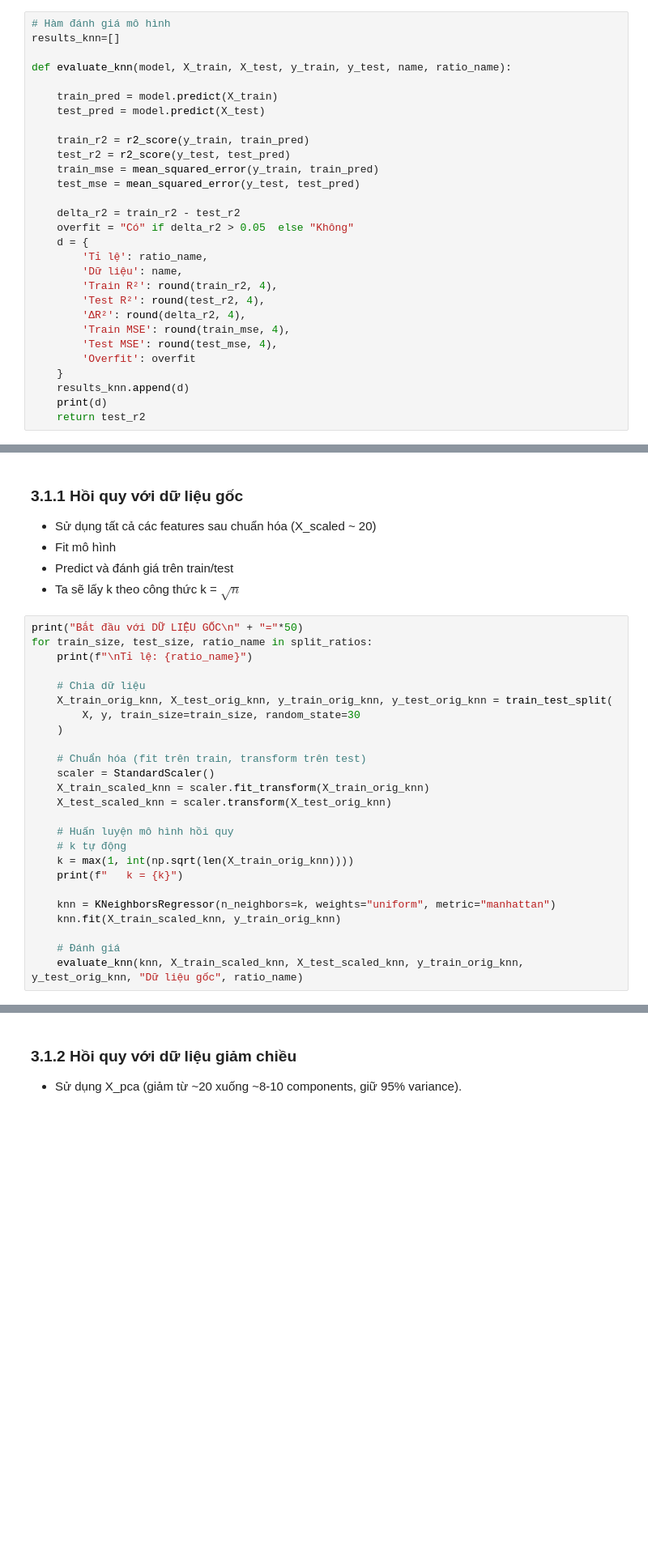
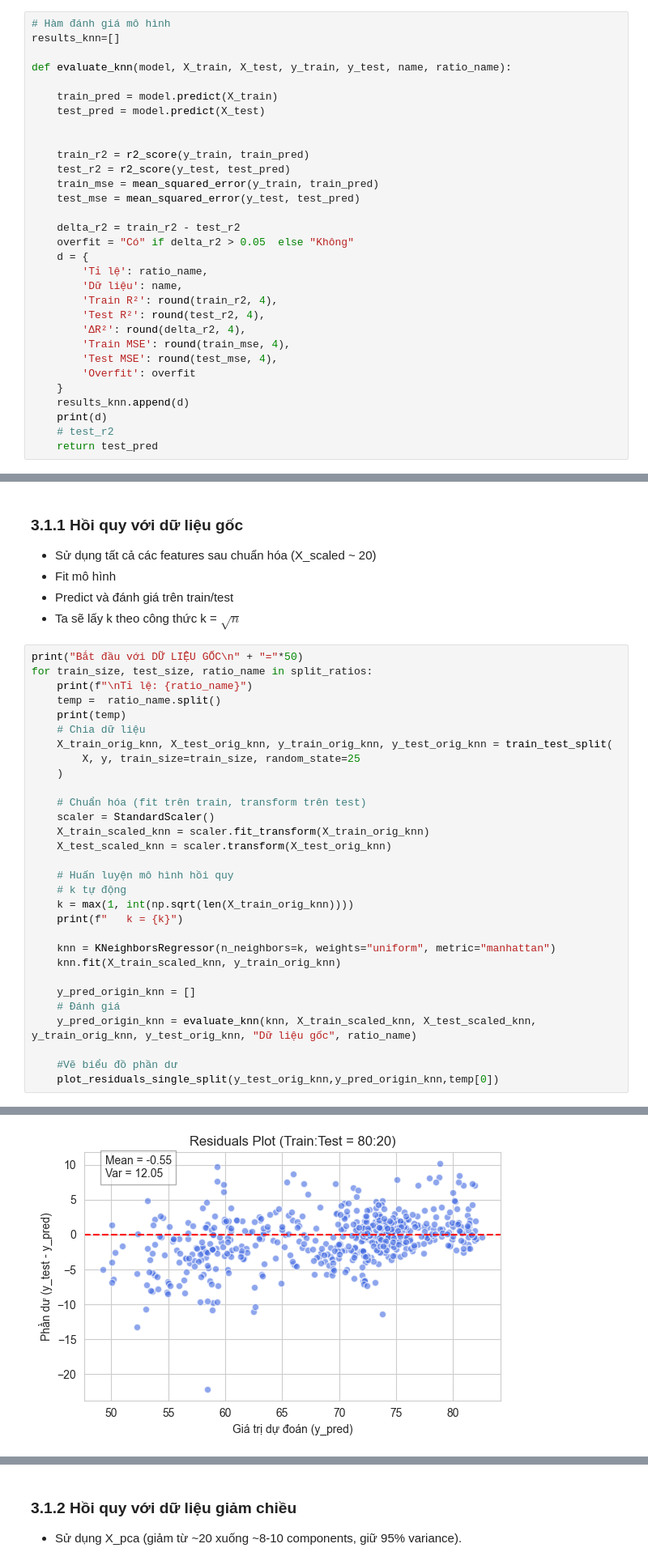
Before and after one commit to ducqwang/life-expectancy-prediction, a Jupyter notebook: src/source.ipynb, the cells around one changed output, grey strips where cells are left out. Shown at 81% size. Saved outputs shown, nothing was run; the diff lists cells and outputs as text; blank space fills up the shorter version.

Commit message:
add residual

```diff
--- a/src/source.ipynb
+++ b/src/source.ipynb
@@ -805,6 +822,7 @@ def evaluate_knn(model, X_train, X_test, y_train, y_test, name, ratio_name):
 
     train_pred = model.predict(X_train)
     test_pred = model.predict(X_test)
+
 
     train_r2 = r2_score(y_train, train_pred)
     test_r2 = r2_score(y_test, test_pred)
@@ -825,7 +843,8 @@ def evaluate_knn(model, X_train, X_test, y_train, y_test, name, ratio_name):
     }
     results_knn.append(d)
     print(d)
-    return test_r2
+    # test_r2
+    return test_pred
 # %%
 # Danh sách tỉ lệ chia
 split_ratios = [
@@ -843,10 +935,11 @@ split_ratios = [
 print("Bắt đầu với DỮ LIỆU GỐC\n" + "="*50)
 for train_size, test_size, ratio_name in split_ratios:
     print(f"\nTỉ lệ: {ratio_name}")
-
+    temp =  ratio_name.split()
+    print(temp)
     # Chia dữ liệu
     X_train_orig_knn, X_test_orig_knn, y_train_orig_knn, y_test_orig_knn = train_test_split(
-        X, y, train_size=train_size, random_state=30
+        X, y, train_size=train_size, random_state=25
     )
 
     # Chuẩn hóa (fit trên train, transform trên test)
@@ -862,8 +955,12 @@ for train_size, test_size, ratio_name in split_ratios:
     knn = KNeighborsRegressor(n_neighbors=k, weights="uniform", metric="manhattan")
     knn.fit(X_train_scaled_knn, y_train_orig_knn)
 
+    y_pred_origin_knn = []
     # Đánh giá
-    evaluate_knn(knn, X_train_scaled_knn, X_test_scaled_knn, y_train_orig_knn, y_test_orig_knn, "Dữ liệu gốc", ratio_name)
+    y_pred_origin_knn = evaluate_knn(knn, X_train_scaled_knn, X_test_scaled_knn, y_train_orig_knn, y_test_orig_knn, "Dữ liệu gốc", ratio_name)
+
+    #Vẽ biểu đồ phần dư
+    plot_residuals_single_split(y_test_orig_knn,y_pred_origin_knn,temp[0])
 # %% [output]
 Bắt đầu với DỮ LIỆU GỐC
 ==================================================
@@ -881,0 +976 @@ Tỉ lệ: 60:40 (6:4)
+[figure, added]
```
Also changed, not shown: parts of 12 cells of this notebook, 12 other files.
